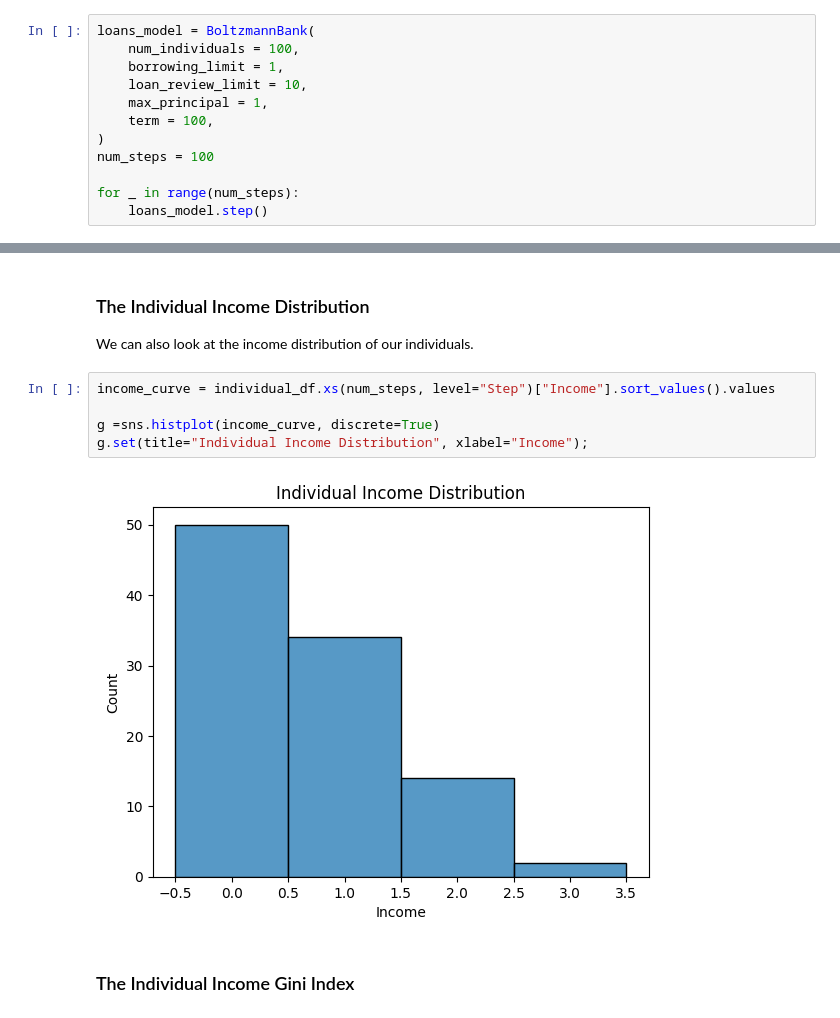
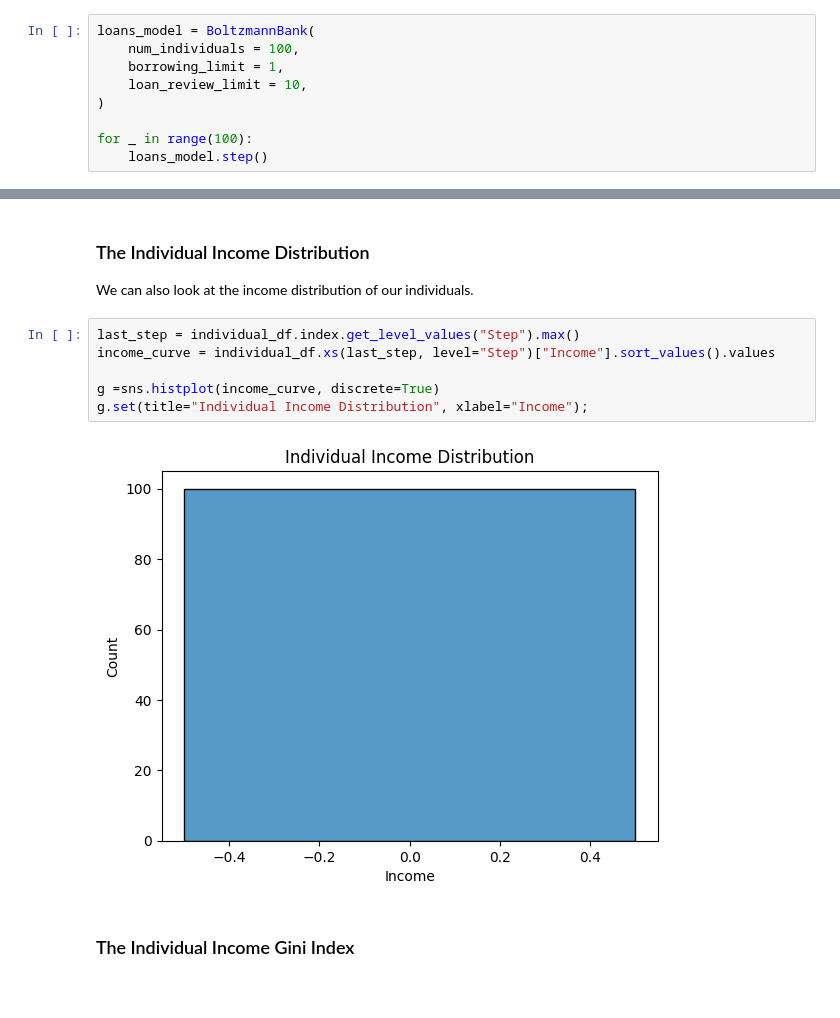
Before and after one commit to fillstaley/econolab, a Jupyter notebook: boltzmann-bank.ipynb, the cells around one changed output, grey strips where cells are left out. Cells and saved outputs as stored; diff of their text form.

```diff
--- a/boltzmann-bank.ipynb
+++ b/boltzmann-bank.ipynb
@@ -86,12 +86,9 @@ loans_model = BoltzmannBank(
     num_individuals = 100,
     borrowing_limit = 1,
     loan_review_limit = 10,
-    max_principal = 1,
-    term = 100,
 )
-num_steps = 100
 
-for _ in range(num_steps):
+for _ in range(100):
     loans_model.step()
 # %% [markdown]
 ## Visualization
@@ -145,12 +142,13 @@ g.set(title="Individual Wealth Gini Index", xlabel="steps");
 
 We can also look at the income distribution of our individuals.
 # %%
-income_curve = individual_df.xs(num_steps, level="Step")["Income"].sort_values().values
+last_step = individual_df.index.get_level_values("Step").max()
+income_curve = individual_df.xs(last_step, level="Step")["Income"].sort_values().values
 
 g =sns.histplot(income_curve, discrete=True)
 g.set(title="Individual Income Distribution", xlabel="Income");
 # %% [output]
-[figure, old version]
+[figure, new version]
 # %% [markdown]
 ### The Individual Income Gini Index
 # %%
```
Also changed, not shown: parts of 10 cells of this notebook, 4 other files.
